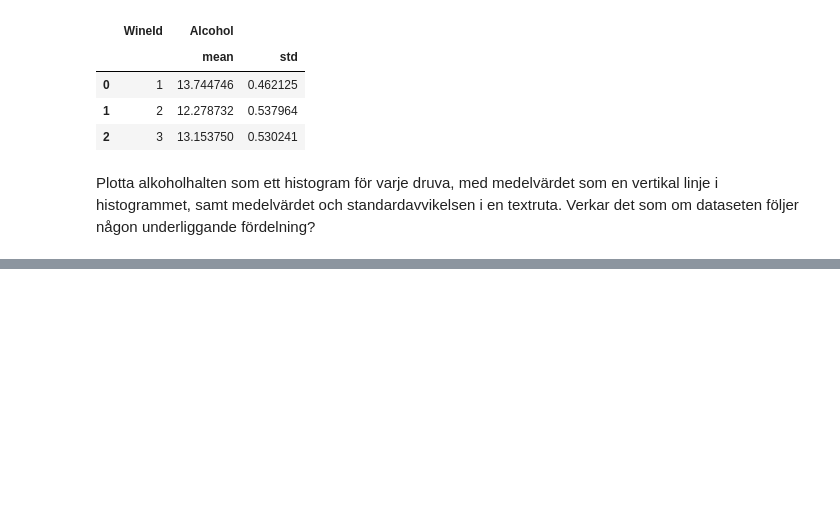
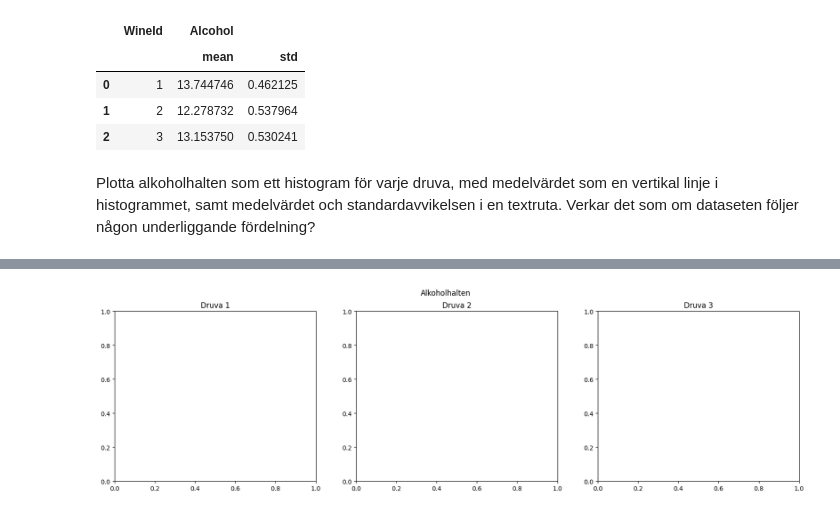
Before and after one commit to SauronGunnars/Statistiska-Metoder-Sara-Gunnars, a Jupyter notebook: slutupg_statistik.ipynb, the cells around one changed output, grey strips where cells are left out. Cells and saved outputs as stored; diff of their text form; code cells hidden in the pictures; blank space fills up the shorter version.

Commit message:
started plotting first assignment

```diff
--- a/slutupg_statistik.ipynb
+++ b/slutupg_statistik.ipynb
@@ -56,0 +65,3 @@ labels_histogram = []
+# %%
+grouped_alchohol = df.groupby(['WineId', 'Alcohol']).sum()
+grouped_alchohol
@@ -56,0 +83,10 @@ labels_histogram = []
+# %%
+#skapar figuur, sätter upp tre subplots samt titel
+fig, ax = plt.subplots(1,3, figsize = (20,5))
+fig.suptitle('Alkoholhalten')
+
+for i in range(3):
+    ax[i].set_title(f'Druva {i + 1}')
+    sns.histplot(grouped_alchohol, )
+# %% [output]
+[figure, added]
```
Also changed, not shown: parts of 5 cells of this notebook.
